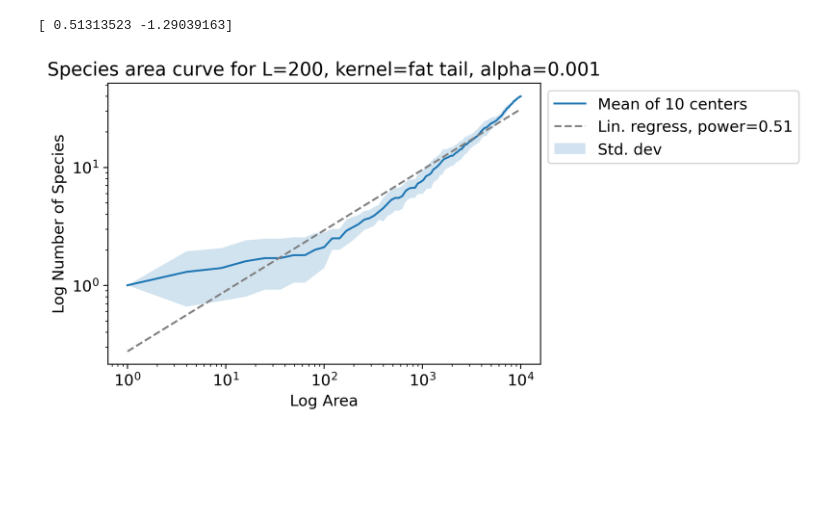
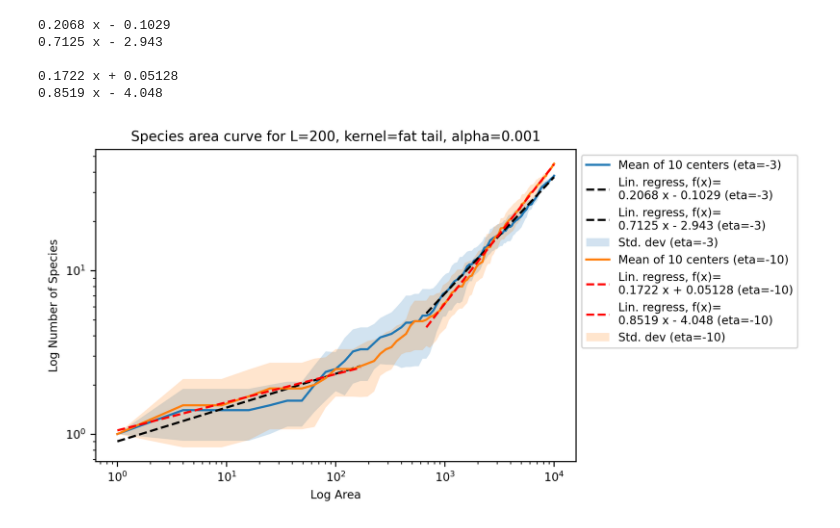
Before and after one commit to jonasargelo/Complex-systems-sim, a Jupyter notebook: run_fast_voter.ipynb, the cells around one changed output. Cells and saved outputs as stored; diff of their text form; code cells hidden in the pictures; blank space fills up the shorter version.

Commit message:
run for multiple parameter values

```diff
--- a/run_fast_voter.ipynb
+++ b/run_fast_voter.ipynb
@@ -31,0 +39,15 @@ plt.show()
+# %%
+# Plot ecosystem visualization as 2D grid; before vs. after n iterations
+
+mpl.rc('font', size=8)
+
+fig, axs = plt.subplots(len(etas), 1, figsize = (10,10))
+
+for i,eta in enumerate(etas):
+        axs[i].imshow(all_grids[i])
+        axs[i].set_title(f'Grid eta={eta}', fontsize = 8)
+        axs[i].tick_params(axis='x', labelsize=8)
+        axs[i].tick_params(axis='y', labelsize=8)
+
+
+plt.show()
@@ -32,24 +56,46 @@ plt.show()
 # %%
-areas, num_species = sa_curve(grid)
-spec_std_dev = np.std(num_species, axis=0)
-spec_mean = np.mean(num_species, axis=0)
+end_1 = 12
+start_2 = 25
 
-poly_coeffs = np.polyfit(np.log(areas), np.log(spec_mean), 1)
-print(poly_coeffs)
+color = ['k', 'r']
 
-plt.loglog(areas, list(spec_mean), label=f'Mean of 10 centers')
-plt.loglog([areas[0], areas[-1]],
-        np.exp(poly_coeffs[1]) * np.array([areas[0], areas[-1]])**poly_coeffs[0],
-        color='grey',
-        linestyle='dashed',
-        label=f'Lin. regress, power={round(poly_coeffs[0], 2)}')
-plt.fill_between(areas, spec_mean-spec_std_dev, spec_mean+spec_std_dev, alpha=0.2, label=f'Std. dev')
+for i, grid in enumerate(all_grids):
+        areas, num_species = sa_curve(grid)
+        spec_std_dev = np.std(num_species, axis=0)
+        spec_mean = np.mean(num_species, axis=0)
+
+        poly_coeffs1 = np.polyfit(np.log(areas)[:end_1], np.log(spec_mean)[:end_1], 1)
+        poly_coeffs2 = np.polyfit(np.log(areas)[start_2:], np.log(spec_mean)[start_2:], 1)
+        # poly_coeffs = np.polyfit(np.log(areas), np.log(spec_mean), 1)
+        p1 = np.poly1d(poly_coeffs1)
+        p2 = np.poly1d(poly_coeffs2)
+        print(p1, p2)
+
+        plt.loglog(areas, list(spec_mean), label=f'Mean of 10 centers (eta={etas[i]})')
+
+        plt.loglog([areas[0], areas[end_1]],
+                np.exp(poly_coeffs1[1])*np.array([areas[0], areas[end_1]])**poly_coeffs1[0],
+                linestyle='dashed',
+                color=color[i],
+                label=f'Lin. regress, f(x)={p1} (eta={etas[i]})')
+
+        plt.loglog([areas[start_2], areas[-1]],
+                np.exp(poly_coeffs2[1])*np.array([areas[start_2], areas[-1]])**poly_coeffs2[0],
+                linestyle='dashed',
+                color=color[i],
+                label=f'Lin. regress, f(x)={p2} (eta={etas[i]})')
+
+        plt.fill_between(areas, spec_mean-spec_std_dev, spec_mean+spec_std_dev, alpha=0.2, label=f'Std. dev (eta={etas[i]})')
 
 plt.ylabel('Log Number of Species')
 plt.xlabel('Log Area')
 plt.title(f'Species area curve for L={L}, kernel={kernel}, alpha={alpha}')
 plt.legend(bbox_to_anchor=(1,1))
 plt.show()
 # %% [output]
-[ 0.51313523 -1.29039163]
+0.2068 x - 0.1029
+0.7125 x - 2.943
+
+0.1722 x + 0.05128
+0.8519 x - 4.048
-[figure, old version]
+[figure, new version]
```
Also changed, not shown: parts of 6 cells of this notebook.
